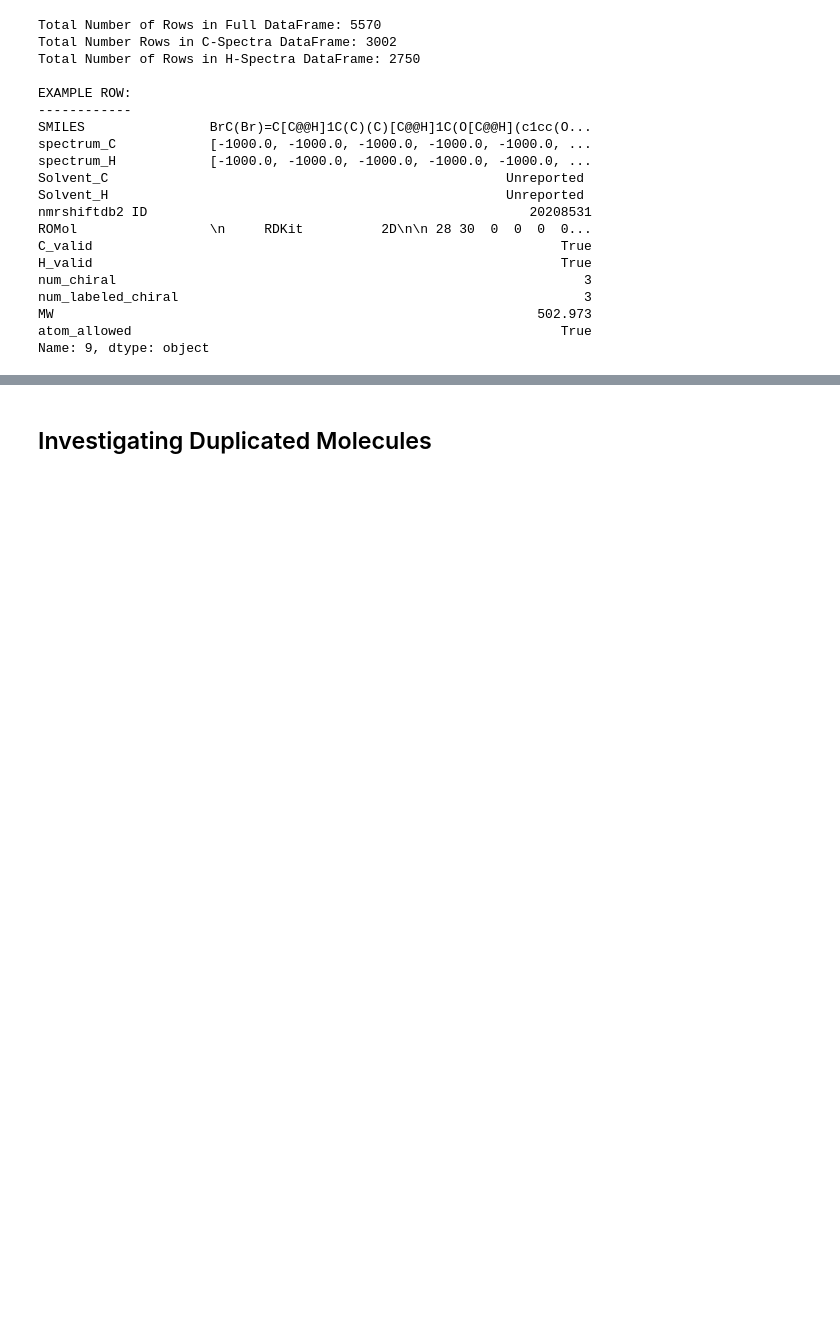
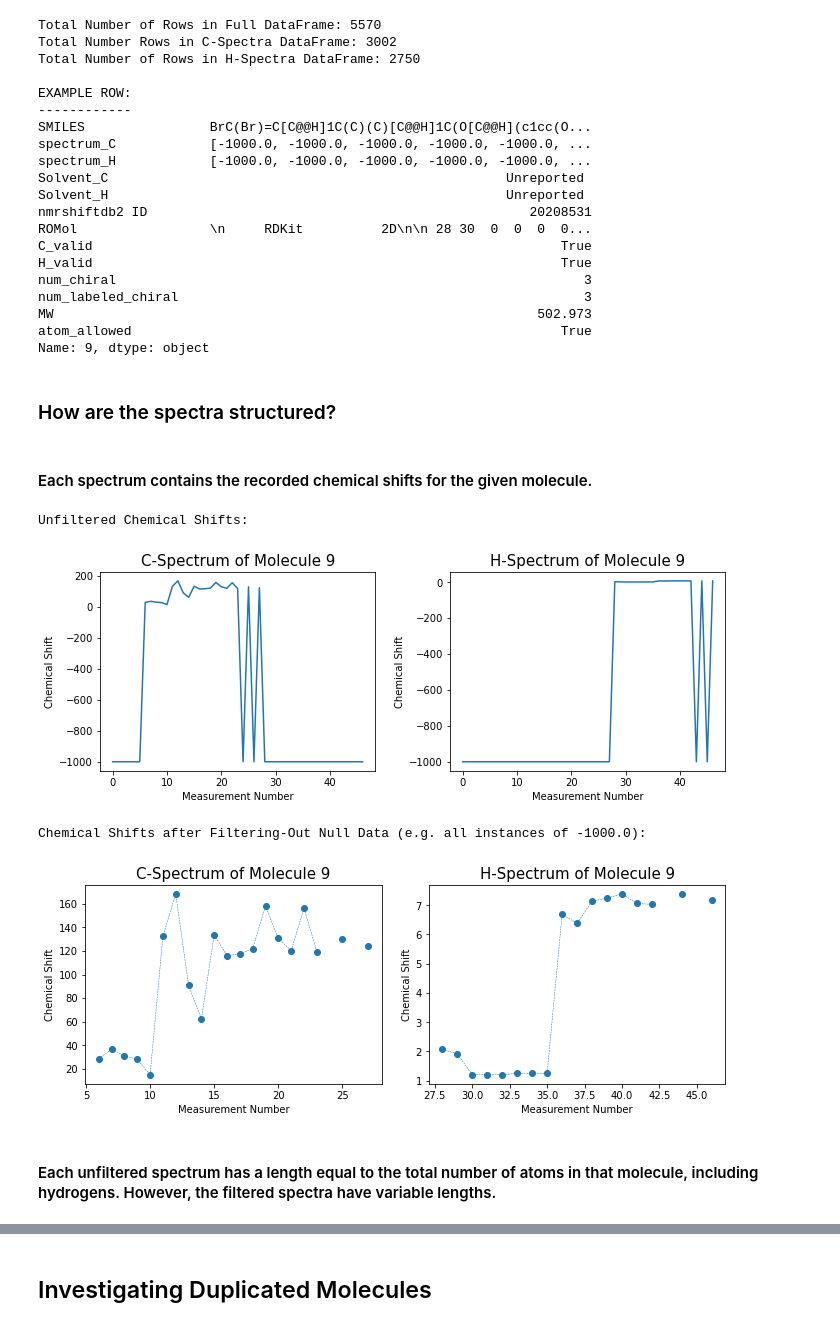
Before and after one commit to PattanaikL/chiral_gnn, a Jupyter notebook: data/nmr/nmr_exploration.ipynb, the cells around one changed output, grey strips where cells are left out. Cells and saved outputs as stored; diff of their text form; code cells hidden in the pictures; blank space fills up the shorter version.

```diff
--- a/data/nmr/nmr_exploration.ipynb
+++ b/data/nmr/nmr_exploration.ipynb
@@ -79,3 +96,54 @@ num_labeled_chiral                                                    3
 MW                                                              502.973
 atom_allowed                                                       True
 Name: 9, dtype: object
+# %% [markdown]
+### How are the spectra structured?
+# %% [markdown]
+#### Each spectrum contains the recorded chemical shifts for the given molecule.
+# %%
+fig,ax = plt.subplots(1,2)
+
+ex_spectrum_C = data_df.iloc[0].spectrum_C
+ex_spectrum_H = data_df.iloc[0].spectrum_H
+index = data_df.iloc[0].name
+
+ax[0].plot(range(len(ex_spectrum_C)), ex_spectrum_C)
+ax[0].set_title('C-Spectrum of Molecule ' + str(index), fontsize = 15)
+ax[0].set_ylabel('Chemical Shift')
+ax[0].set_xlabel('Measurement Number')
+
+ax[1].plot(range(len(ex_spectrum_H)), ex_spectrum_H)
+ax[1].set_title('H-Spectrum of Molecule ' + str(index), fontsize = 15)
+ax[1].set_ylabel('Chemical Shift')
+ax[1].set_xlabel('Measurement Number')
+
+fig.set_figheight(4)
+fig.set_figwidth(10)
+fig.tight_layout(pad=2)
+print("Unfiltered Chemical Shifts:")
+plt.show()
+
+fig,ax = plt.subplots(1,2)
+
+ax[0].plot(range(len(ex_spectrum_C)), mask_none_data(ex_spectrum_C), linestyle = '--', marker = 'o', linewidth = 0.5)
+ax[0].set_title('C-Spectrum of Molecule ' + str(index), fontsize = 15)
+ax[0].set_ylabel('Chemical Shift')
+ax[0].set_xlabel('Measurement Number')
+
+ax[1].plot(range(len(ex_spectrum_H)), mask_none_data(ex_spectrum_H), linestyle = '--', marker = 'o', linewidth = 0.5)
+ax[1].set_title('H-Spectrum of Molecule ' + str(index), fontsize = 15)
+ax[1].set_ylabel('Chemical Shift')
+ax[1].set_xlabel('Measurement Number')
+
+fig.set_figheight(4)
+fig.set_figwidth(10)
+fig.tight_layout(pad=2)
+print("Chemical Shifts after Filtering-Out Null Data (e.g. all instances of -1000.0):")
+plt.show()
+# %% [output]
+Unfiltered Chemical Shifts:
+[figure, added]
+Chemical Shifts after Filtering-Out Null Data (e.g. all instances of -1000.0):
+[figure, added]
+# %% [markdown]
+#### Each unfiltered spectrum has a length equal to the total number of atoms in that molecule, including hydrogens. However, the filtered spectra have variable lengths.
```
Also changed, not shown: parts of 12 cells of this notebook.
